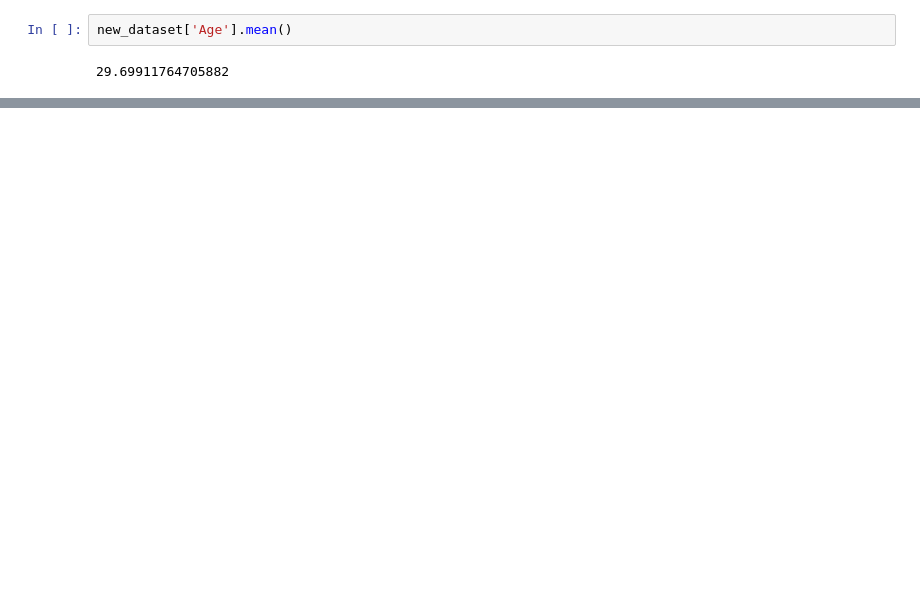
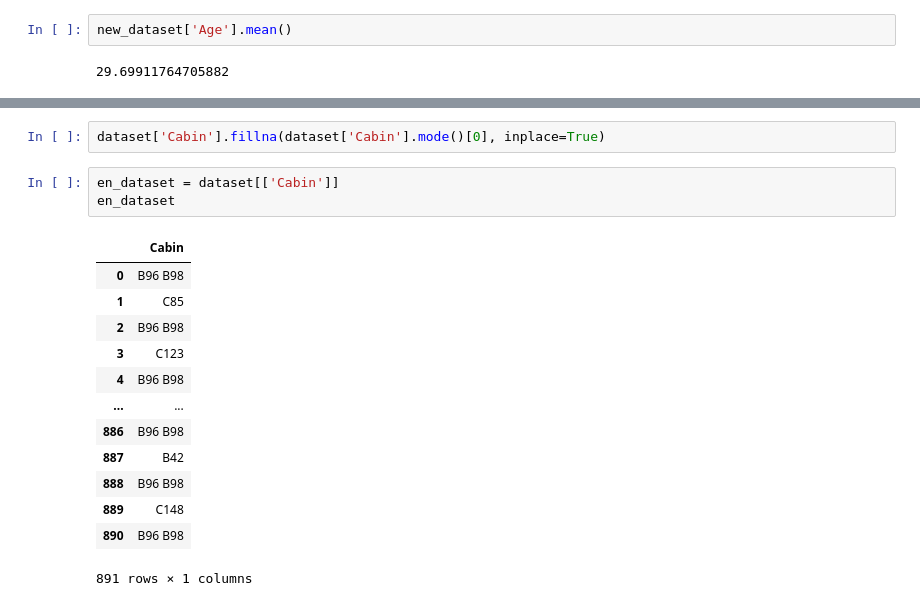
Before and after one commit to saurabh2527/pythonfromstarting, a Jupyter notebook: Machine_Learning/Data_Cleaning.ipynb, the cells around one changed output, grey strips where cells are left out. Drawn from its saved outputs; the diff is of its cells as text; blank space fills up the shorter version.

```diff
--- a/Machine_Learning/Data_Cleaning.ipynb
+++ b/Machine_Learning/Data_Cleaning.ipynb
@@ -380,0 +380,19 @@ new_dataset['Age'].mean()
+# %%
+dataset['Cabin'].fillna(dataset['Cabin'].mode()[0], inplace=True)
+# %%
+en_dataset = dataset[['Cabin']]
+en_dataset
+# %% [output]
+|  | Cabin |
+| 0 | B96 B98 |
+| 1 | C85 |
+| 2 | B96 B98 |
+| 3 | C123 |
+| 4 | B96 B98 |
+| ... | ... |
+| 886 | B96 B98 |
+| 887 | B42 |
+| 888 | B96 B98 |
+| 889 | C148 |
+| 890 | B96 B98 |
+891 rows × 1 columns
```
Also changed, not shown: parts of 10 cells of this notebook.
